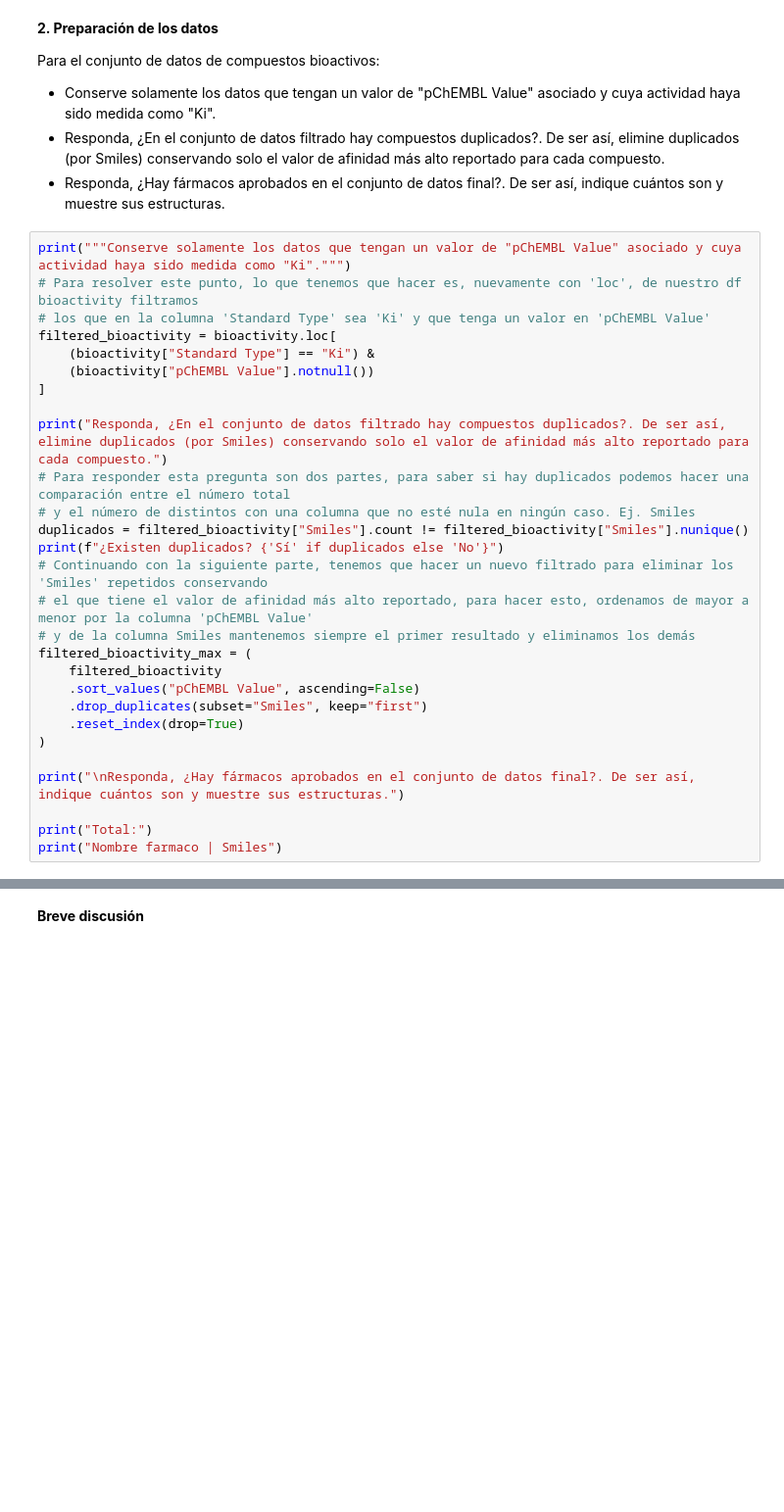
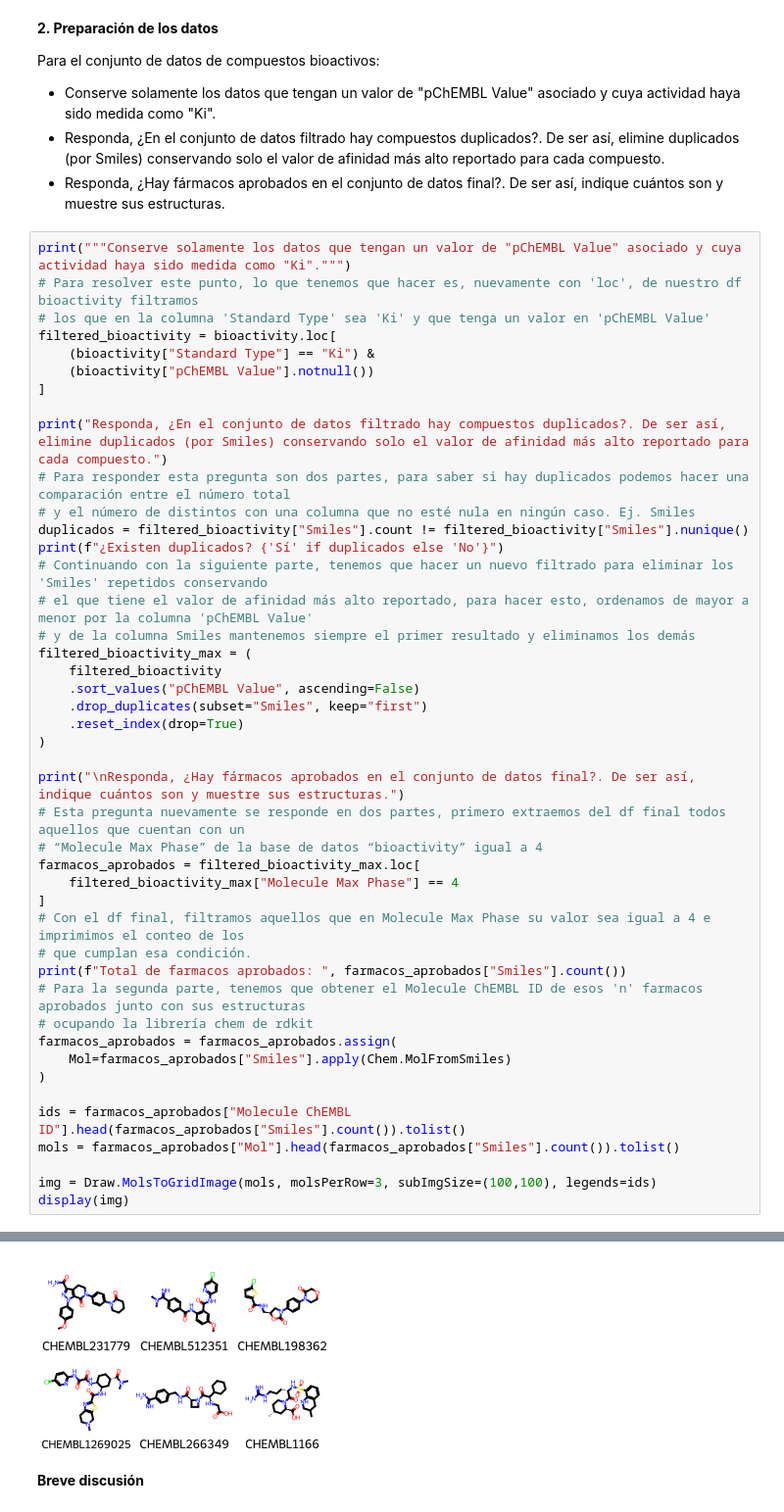
Before and after one commit to diegoga03/ChemestryPython, a Jupyter notebook: Yoatzin_Torres_Ejercicio_Final.ipynb, the cells around one changed output, grey strips where cells are left out. Shown at 98% size. Saved outputs shown, nothing was run; the diff lists cells and outputs as text; blank space fills up the shorter version.

Commit message:
feat: - Se finaliza la segunda pregunta, falta comentar el código

```diff
--- a/Yoatzin_Torres_Ejercicio_Final.ipynb
+++ b/Yoatzin_Torres_Ejercicio_Final.ipynb
@@ -75,9 +77,25 @@ filtered_bioactivity_max = (
 )
 
 print("\nResponda, ¿Hay fármacos aprobados en el conjunto de datos final?. De ser así, indique cuántos son y muestre sus estructuras.")
+# Esta pregunta nuevamente se responde en dos partes, primero extraemos del df final todos aquellos que cuentan con un
+# “Molecule Max Phase” de la base de datos “bioactivity” igual a 4
+farmacos_aprobados = filtered_bioactivity_max.loc[
+    filtered_bioactivity_max["Molecule Max Phase"] == 4
+]
+# Con el df final, filtramos aquellos que en Molecule Max Phase su valor sea igual a 4 e imprimimos el conteo de los
+# que cumplan esa condición.
+print(f"Total de farmacos aprobados: ", farmacos_aprobados["Smiles"].count())
+# Para la segunda parte, tenemos que obtener el Molecule ChEMBL ID de esos 'n' farmacos aprobados junto con sus estructuras
+# ocupando la librería chem de rdkit
+farmacos_aprobados = farmacos_aprobados.assign(
+    Mol=farmacos_aprobados["Smiles"].apply(Chem.MolFromSmiles)
+)
 
-print("Total:")
-print("Nombre farmaco | Smiles")
+ids = farmacos_aprobados["Molecule ChEMBL ID"].head(farmacos_aprobados["Smiles"].count()).tolist()
+mols = farmacos_aprobados["Mol"].head(farmacos_aprobados["Smiles"].count()).tolist()
+
+img = Draw.MolsToGridImage(mols, molsPerRow=3, subImgSize=(100,100), legends=ids)
+display(img)
 # %% [output]
 Conserve solamente los datos que tengan un valor de "pChEMBL Value" asociado y cuya actividad haya sido medida como "Ki".
 Responda, ¿En el conjunto de datos filtrado hay compuestos duplicados?. De ser así, elimine duplicados (por Smiles) conservando solo el valor de afinidad más alto reportado para cada compuesto.
@@ -89,3 +106,4 @@ Nombre farmaco | Smiles
+[figure, added]
 # %% [markdown]
 **Breve discusión**
 # %% [markdown]
```
Also changed, not shown: parts of 2 cells of this notebook.
